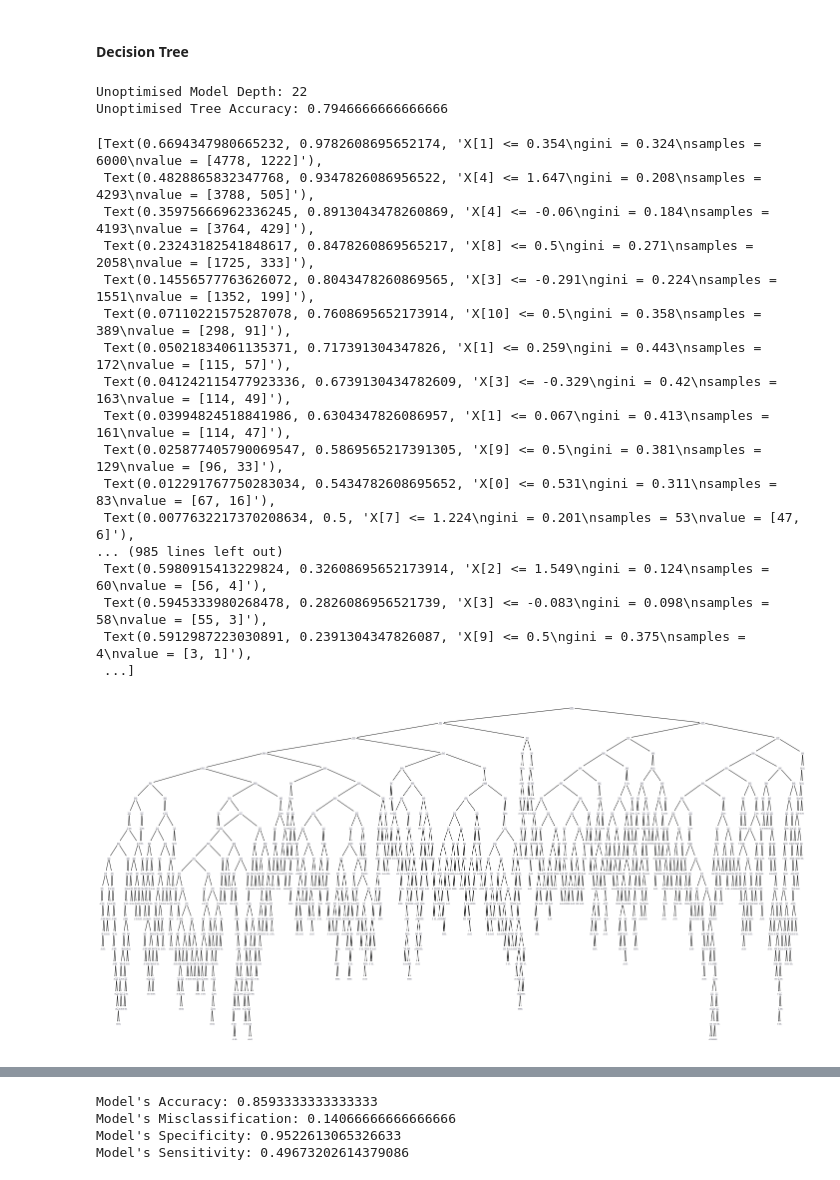
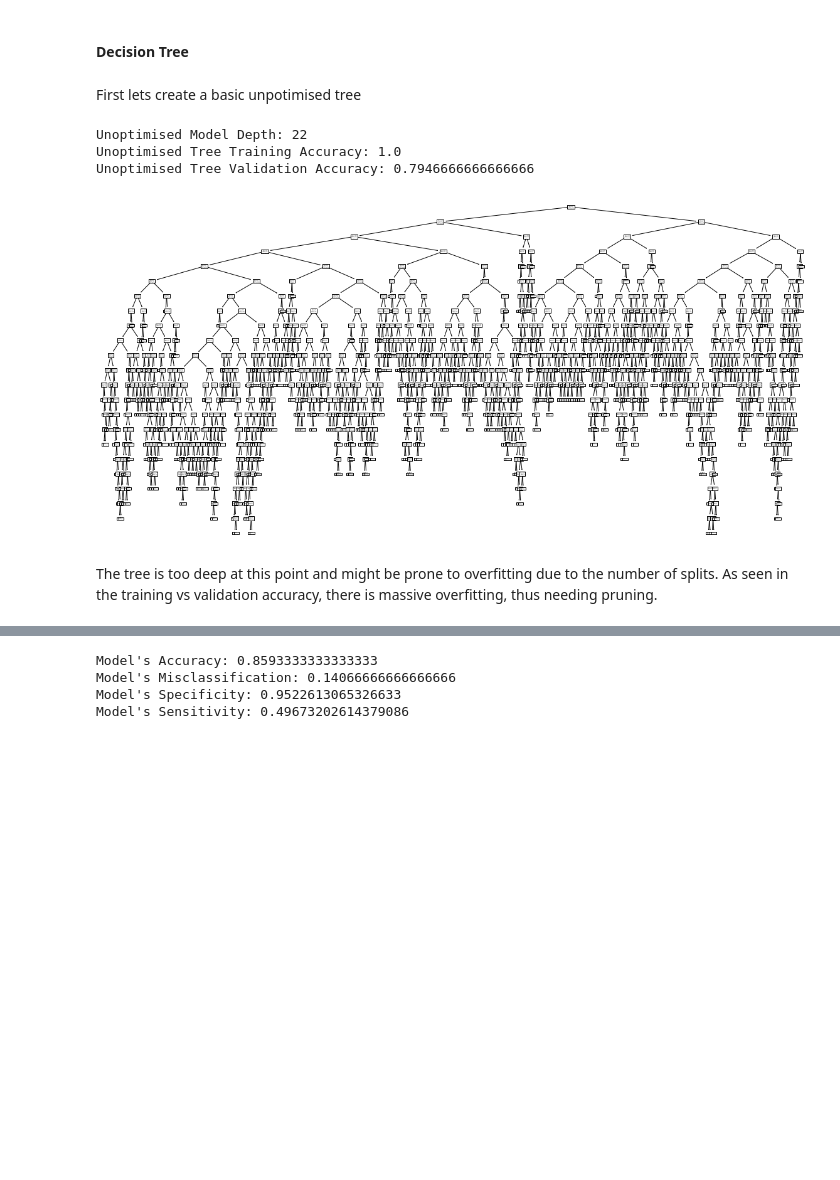
Before and after one commit to AML-final-course-project/SMM284, a Jupyter notebook: customer_churn.ipynb, the cells around one changed output, grey strips where cells are left out. Drawn from its saved outputs; the diff is of its cells as text; code cells hidden in the pictures; blank space fills up the shorter version.

```diff
--- a/customer_churn.ipynb
+++ b/customer_churn.ipynb
@@ -790,38 +789,25 @@ print(classification_report(Y_test,grid_predictions))
 weighted avg       0.86      0.86      0.85      2500
 # %% [markdown]
 #### Decision Tree
+# %% [markdown]
+First lets create a basic unpotimised tree
 # %%
-# first lets create a basic unpotimised tree
+
 clf = DecisionTreeClassifier(random_state=0)
 clf.fit(X_train, Y_train)
+fig, ax = plt.subplots(nrows = 1,ncols = 1,figsize = (20,10))
+sk.tree.plot_tree(clf, ax=ax)
 print('Unoptimised Model Depth:',clf.tree_.max_depth)
-print('Unoptimised Tree Accuracy:', accuracy_score(Y_valid, clf.predict(X_valid)))
+print('Unoptimised Tree Training Accuracy:', accuracy_score(Y_train, clf.predict(X_train)))
+print('Unoptimised Tree Validation Accuracy:', accuracy_score(Y_valid, clf.predict(X_valid)))
 # %% [output]
 Unoptimised Model Depth: 22
-Unoptimised Tree Accuracy: 0.7946666666666666
+Unoptimised Tree Training Accuracy: 1.0
+Unoptimised Tree Validation Accuracy: 0.7946666666666666
+[figure, added]
-# %%
-fig, ax = plt.subplots(nrows = 1,ncols = 1,figsize = (20,10))
-tree.plot_tree(clf, ax=ax)
-# the tree is too deep at this point and might be prone to overfitting due to the number of splits.
-# %% [output]
-[Text(0.6694347980665232, 0.9782608695652174, 'X[1] <= 0.354\ngini = 0.324\nsamples = 6000\nvalue = [4778, 1222]'),
- Text(0.4828865832347768, 0.9347826086956522, 'X[4] <= 1.647\ngini = 0.208\nsamples = 4293\nvalue = [3788, 505]'),
- Text(0.35975666962336245, 0.8913043478260869, 'X[4] <= -0.06\ngini = 0.184\nsamples = 4193\nvalue = [3764, 429]'),
- Text(0.23243182541848617, 0.8478260869565217, 'X[8] <= 0.5\ngini = 0.271\nsamples = 2058\nvalue = [1725, 333]'),
- Text(0.14556577763626072, 0.8043478260869565, 'X[3] <= -0.291\ngini = 0.224\nsamples = 1551\nvalue = [1352, 199]'),
- Text(0.07110221575287078, 0.7608695652173914, 'X[10] <= 0.5\ngini = 0.358\nsamples = 389\nvalue = [298, 91]'),
- Text(0.05021834061135371, 0.717391304347826, 'X[1] <= 0.259\ngini = 0.443\nsamples = 172\nvalue = [115, 57]'),
- Text(0.041242115477923336, 0.6739130434782609, 'X[3] <= -0.329\ngini = 0.42\nsamples = 163\nvalue = [114, 49]'),
- Text(0.03994824518841986, 0.6304347826086957, 'X[1] <= 0.067\ngini = 0.413\nsamples = 161\nvalue = [114, 47]'),
- Text(0.025877405790069547, 0.5869565217391305, 'X[9] <= 0.5\ngini = 0.381\nsamples = 129\nvalue = [96, 33]'),
- Text(0.012291767750283034, 0.5434782608695652, 'X[0] <= 0.531\ngini = 0.311\nsamples = 83\nvalue = [67, 16]'),
- Text(0.0077632217370208634, 0.5, 'X[7] <= 1.224\ngini = 0.201\nsamples = 53\nvalue = [47, 6]'),
-... (985 lines left out)
- Text(0.5980915413229824, 0.32608695652173914, 'X[2] <= 1.549\ngini = 0.124\nsamples = 60\nvalue = [56, 4]'),
- Text(0.5945333980268478, 0.2826086956521739, 'X[3] <= -0.083\ngini = 0.098\nsamples = 58\nvalue = [55, 3]'),
- Text(0.5912987223030891, 0.2391304347826087, 'X[9] <= 0.5\ngini = 0.375\nsamples = 4\nvalue = [3, 1]'),
- ...]
-[figure, removed]
+# %% [markdown]
+The tree is too deep at this point and might be prone to overfitting due to the number of splits.
+As seen in the training vs validation accuracy, there is massive overfitting, thus needing pruning.
 # %%
 Y_predict = clf.predict(X_valid)
 c_m(Y_valid, Y_predict)
```
Also changed, not shown: parts of 18 cells of this notebook.
